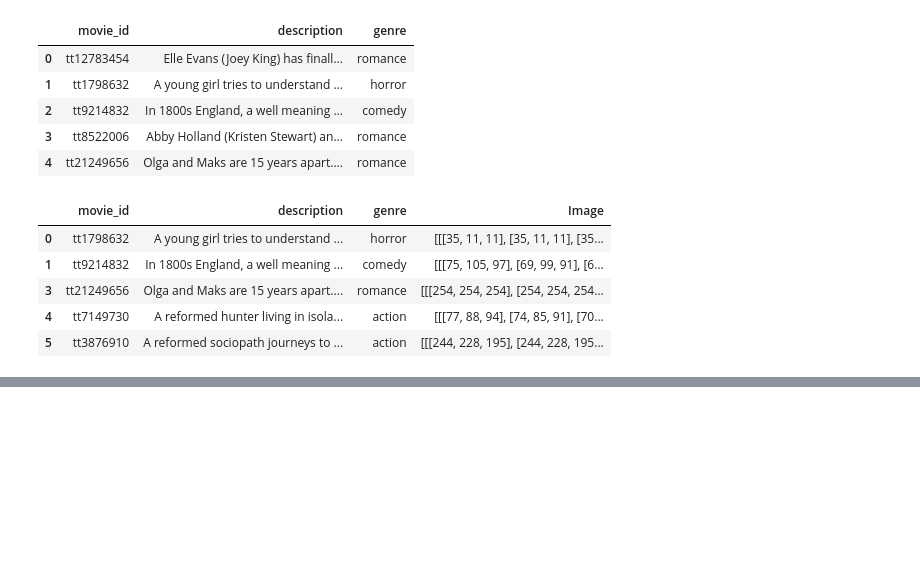
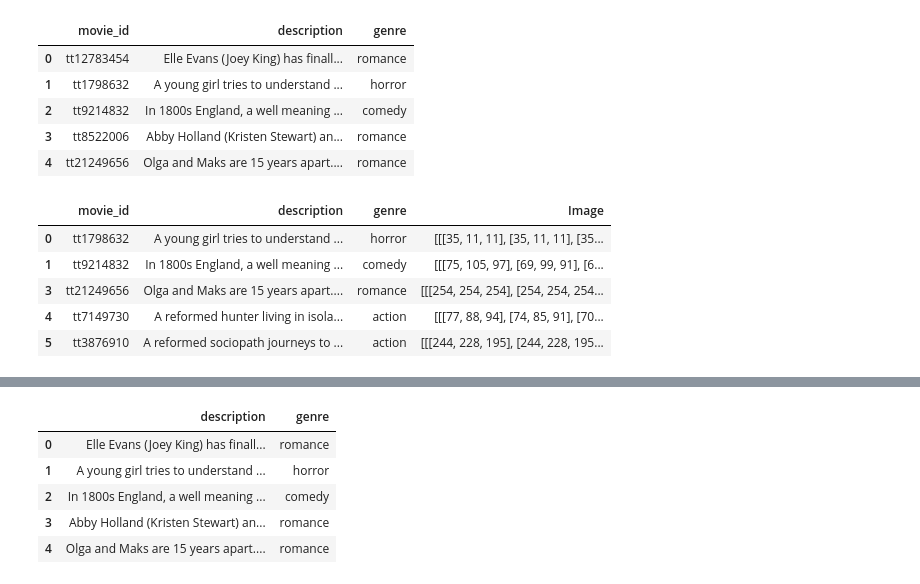
Before and after one commit to Abdul-Moiz-Shehzad/MultiModal-Movie-Genre-Classifier, a Jupyter notebook: notebooks/Images2Df.ipynb, the cells around one changed output, grey strips where cells are left out. Drawn from its saved outputs; the diff is of its cells as text; code cells hidden in the pictures; blank space fills up the shorter version.

```diff
--- a/notebooks/Images2Df.ipynb
+++ b/notebooks/Images2Df.ipynb
@@ -67,0 +77,10 @@ merged.to_csv('../data/Combined.csv')
+# %%
+df.drop('movie_id',axis=1,inplace=True)
+df.head()
+# %% [output]
+|  | description | genre |
+| 0 | Elle Evans (Joey King) has finall... | romance |
+| 1 | A young girl tries to understand ... | horror |
+| 2 | In 1800s England, a well meaning ... | comedy |
+| 3 | Abby Holland (Kristen Stewart) an... | romance |
+| 4 | Olga and Maks are 15 years apart.... | romance |
```
Also changed, not shown: parts of 11 cells of this notebook, 3 other files.
